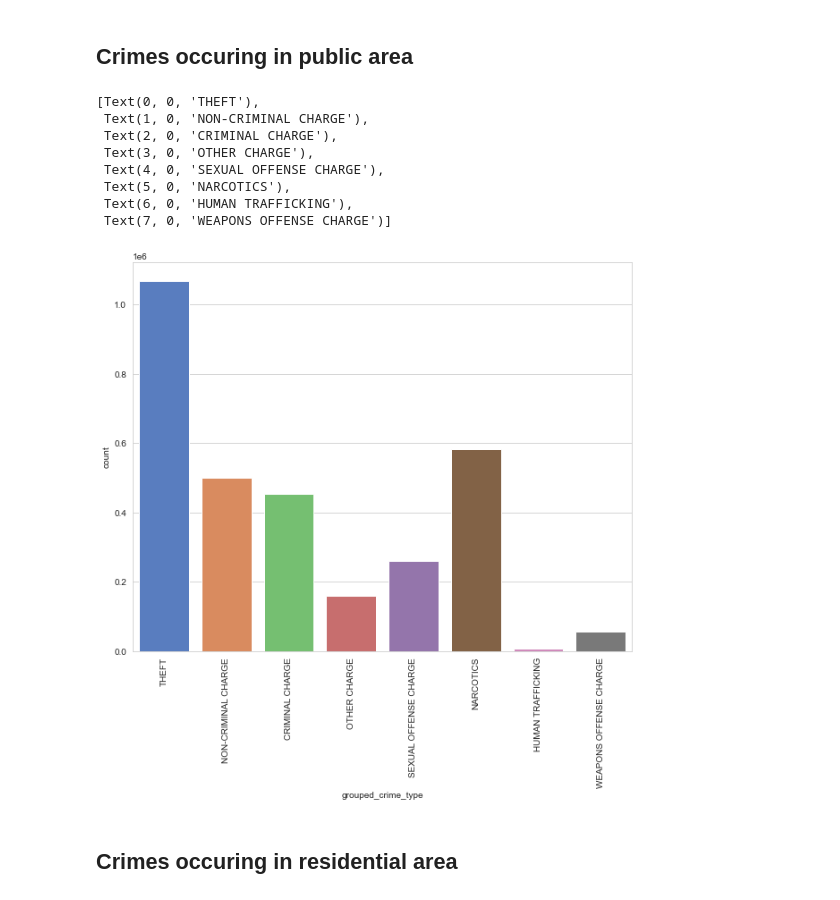
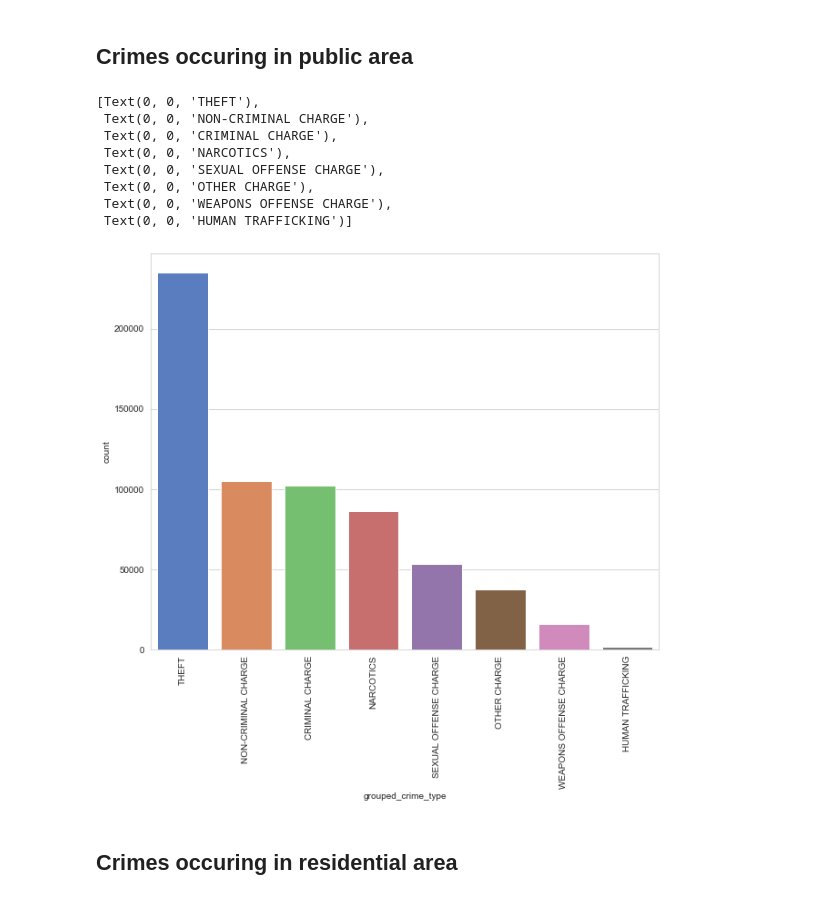
Before and after one commit to tejalvs/ChicagoCrimeAnalysis, a Jupyter notebook: Visualisations.ipynb, the cells around one changed output. Saved outputs shown, nothing was run; the diff lists cells and outputs as text; code cells hidden in the pictures.

```diff
--- a/Visualisations.ipynb
+++ b/Visualisations.ipynb
@@ -188,21 +220,21 @@ plot.set_xticklabels(plot.get_xticklabels(), rotation=90)
 # %%
 plt.figure(figsize = (10, 8))
 publicArea_df = crimes_df[crimes_df.grouped_crime_location == 'PUBLIC AREA']
-count=residential_df['grouped_crime_type'].value_counts()
+count=publicArea_df['grouped_crime_type'].value_counts()
 count
 sns.set_palette("muted")
 plot=sns.countplot(x ='grouped_crime_type', data = publicArea_df, order = count.iloc[:10].index)
 plot.set_xticklabels(plot.get_xticklabels(), rotation=90)
 # %% [output]
 [Text(0, 0, 'THEFT'),
- Text(1, 0, 'NON-CRIMINAL CHARGE'),
- Text(2, 0, 'CRIMINAL CHARGE'),
- Text(3, 0, 'OTHER CHARGE'),
- Text(4, 0, 'SEXUAL OFFENSE CHARGE'),
- Text(5, 0, 'NARCOTICS'),
- Text(6, 0, 'HUMAN TRAFFICKING'),
- Text(7, 0, 'WEAPONS OFFENSE CHARGE')]
+ Text(0, 0, 'NON-CRIMINAL CHARGE'),
+ Text(0, 0, 'CRIMINAL CHARGE'),
+ Text(0, 0, 'NARCOTICS'),
+ Text(0, 0, 'SEXUAL OFFENSE CHARGE'),
+ Text(0, 0, 'OTHER CHARGE'),
+ Text(0, 0, 'WEAPONS OFFENSE CHARGE'),
+ Text(0, 0, 'HUMAN TRAFFICKING')]
-[figure, old version]
+[figure, new version]
 # %% [markdown]
 ## Crimes occuring in residential area
 # %%
```
Also changed, not shown: parts of 15 cells of this notebook, 2 other files.
